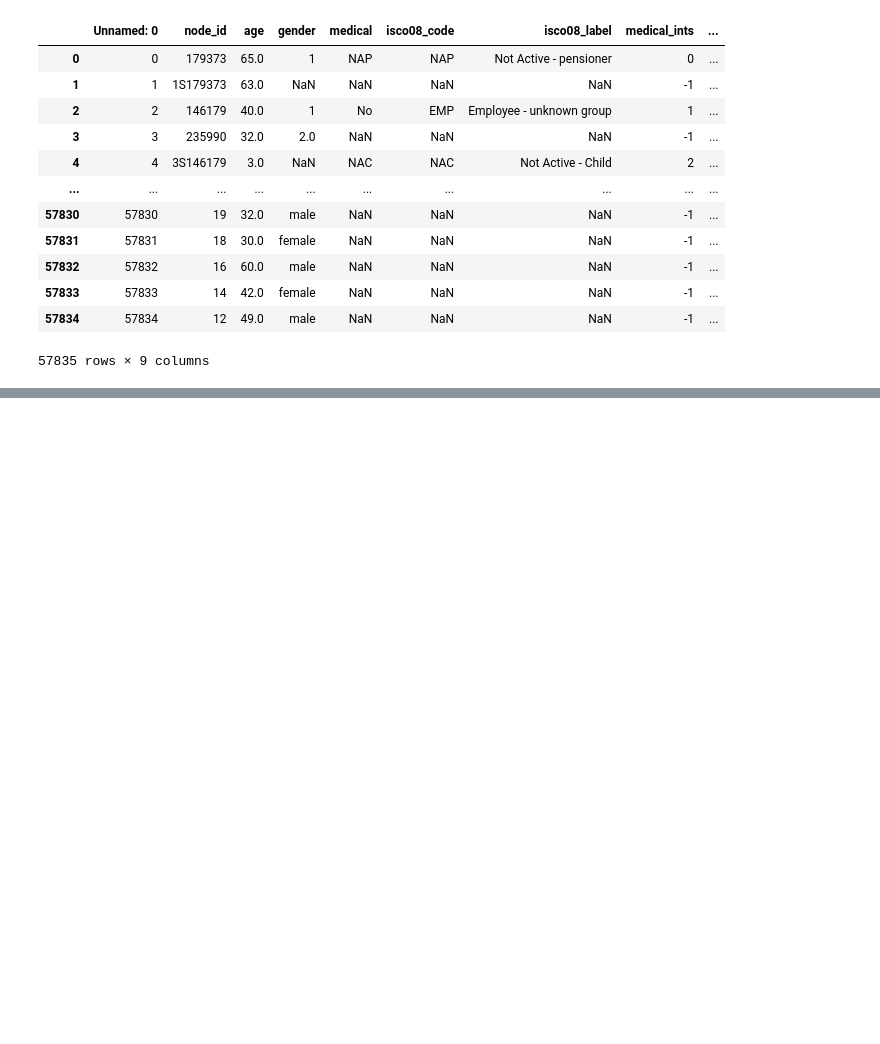
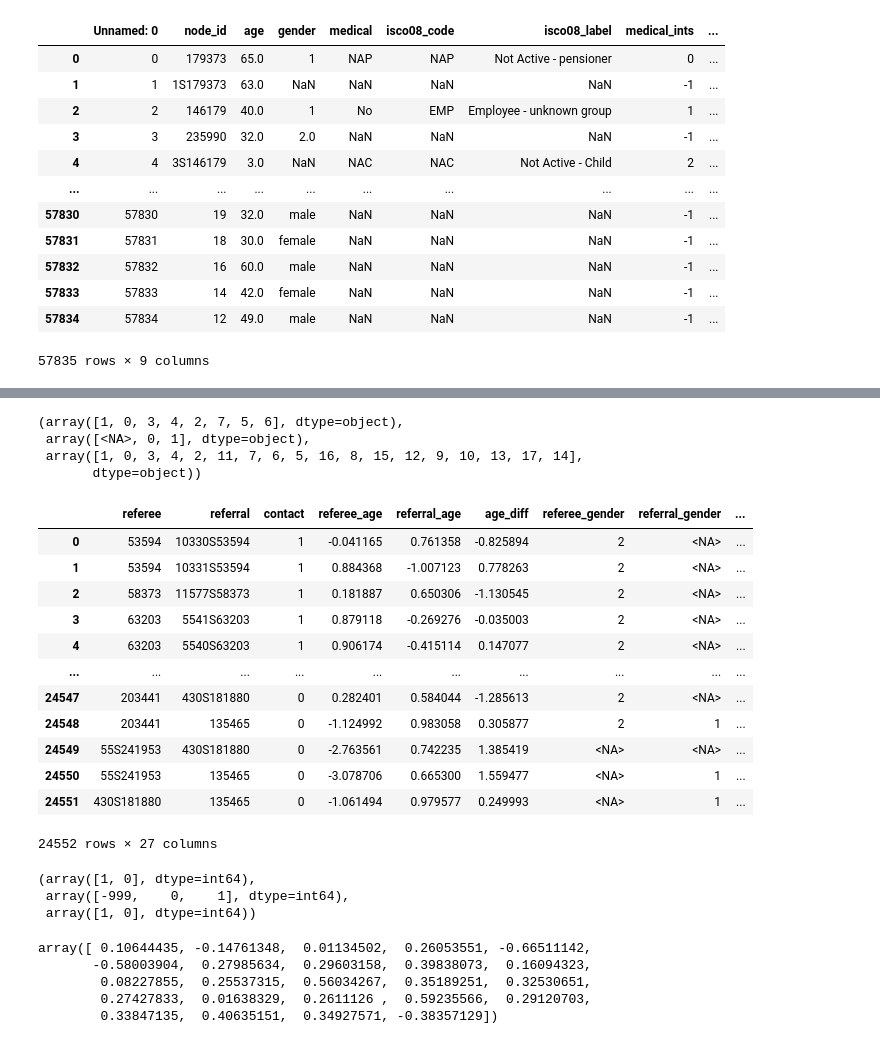
Before and after one commit to swestfechtel/masterarbeit, a Jupyter notebook: network_analysis/basic_regressions.ipynb, the cells around one changed output, grey strips where cells are left out. Saved outputs shown, nothing was run; the diff lists cells and outputs as text; code cells hidden in the pictures; blank space fills up the shorter version.

Commit message:
finished regression models

```diff
--- a/network_analysis/basic_regressions.ipynb
+++ b/network_analysis/basic_regressions.ipynb
@@ -423,6 +706,7 @@ f_regression(shanxi_data[shanxi_data.columns[3:]], shanxi_data['contact'])
 # %%
 bucharest_nodelist = pd.read_csv('../Data/Preprocessed/bucharest_nodelist.csv')
 bucharest_edgelist = pd.read_csv('../Data/Preprocessed/bucharest_edgelist.csv')
+bucharest_network = pd.read_csv('../Data/Tables/basic/bucharest_basic_analysis.csv')
 # %%
 bucharest_nodelist['medical_ints'] = pd.factorize(bucharest_nodelist['medical'])[0]
 bucharest_nodelist['isco08_code_ints'] = pd.factorize(bucharest_nodelist['isco08_code'])[0]
@@ -445,3 +733,8 @@ bucharest_nodelist
 # %%
 bucharest_nodelist['age'] = bucharest_nodelist['age'].fillna(value=int(bucharest_nodelist['age'].mean()))
-bucharest_nodelist['gender'] = bucharest_nodelist['gender'].mask(bucharest_nodelist['gender'].isnull(), np.random.randint(0, 2, size=bucharest_nodelist.shape[0]))
+bucharest_nodelist['gender'] = bucharest_nodelist['gender'].where(bucharest_nodelist['gender'] != 'male', 1)
+bucharest_nodelist['gender'] = bucharest_nodelist['gender'].where(bucharest_nodelist['gender'] != 'female', 2)
+bucharest_nodelist['gender'][~bucharest_nodelist['gender'].isnull()] = bucharest_nodelist['gender'][~bucharest_nodelist['gender'].isnull()].apply(lambda x: float(x))
+bucharest_nodelist['gender'] = bucharest_nodelist['gender'].astype('Int64', errors='ignore')
+bucharest_nodelist['gender'] = bucharest_nodelist['gender'].where(bucharest_nodelist['gender'] != 0, np.nan)
+#bucharest_nodelist['gender'] = bucharest_nodelist['gender'].mask(bucharest_nodelist['gender'].isnull(), np.random.randint(0, 2, size=bucharest_nodelist.shape[0]))
@@ -447,0 +746,4 @@ bucharest_nodelist['gender'] = bucharest_nodelist['gender'].mask(bucharest_nodel
+# %%
+bucharest_data = pd.DataFrame(columns=['referee', 'referral', 'contact', 'referee_age', 'referral_age', 'age_diff', 'referee_gender', 'referral_gender', 'gender_diff', 'referee_medical', 'referral_medical', 'medical_diff',
+                                    'referee_isco08_label', 'referral_isco08_label', 'isco08_label_diff', 'referee_degree_centrality', 'referral_degree_centrality', 'degree_centrality_diff', 'referee_betweenness_centrality', 'referral_betweenness_centrality', 'betweenness_centrality_diff',
+                                    'referee_pagerank_centrality', 'referral_pagerank_centrality', 'pagerank_centrality_diff', 'referee_component_size', 'referral_component_size', 'component_size_diff'])
@@ -447,0 +790,3 @@ bucharest_nodelist['gender'] = bucharest_nodelist['gender'].mask(bucharest_nodel
+# %%
+sample = np.random.choice(bucharest_nodelist['node_id'], size=150, replace=False)
+sample
@@ -447,0 +879,35 @@ bucharest_nodelist['gender'] = bucharest_nodelist['gender'].mask(bucharest_nodel
+# %%
+bucharest_data['medical_diff'].unique(), bucharest_data['gender_diff'].unique(), bucharest_data['isco08_label_diff'].unique()
+# %% [output]
+(array([1, 0, 3, 4, 2, 7, 5, 6], dtype=object),
+ array([<NA>, 0, 1], dtype=object),
+ array([1, 0, 3, 4, 2, 11, 7, 6, 5, 16, 8, 15, 12, 9, 10, 13, 17, 14],
+       dtype=object))
+# %%
+#bucharest_data['gender_diff'] = bucharest_data['gender_diff'].fillna(value=-999)
+bucharest_data['medical_diff'] = bucharest_data['medical_diff'].fillna(value=-999)
+bucharest_data['isco08_label_diff'] = bucharest_data['isco08_label_diff'].fillna(value=-999)
+
+#bucharest_data['gender_diff'] = bucharest_data['gender_diff'].where(bucharest_data['gender_diff'] <= 0, 1)
+bucharest_data['medical_diff'] = bucharest_data['medical_diff'].where(bucharest_data['medical_diff'] <= 0, 1)
+bucharest_data['isco08_label_diff'] = bucharest_data['isco08_label_diff'].where(bucharest_data['isco08_label_diff'] <= 0, 1)
+
+#bucharest_data['gender_diff'] = bucharest_data['gender_diff'].where(bucharest_data['gender_diff'] != -999, np.nan)
+bucharest_data['medical_diff'] = bucharest_data['medical_diff'].where(bucharest_data['medical_diff'] != -999, np.nan)
+bucharest_data['isco08_label_diff'] = bucharest_data['isco08_label_diff'].where(bucharest_data['isco08_label_diff'] != -999, np.nan)
+
+bucharest_data
+# %% [output]
+|  | referee | referral | contact | referee_age | referral_age | age_diff | referee_gender | referral_gender | ... |
+| 0 | 53594 | 10330S53594 | 1 | -0.041165 | 0.761358 | -0.825894 | 2 | <NA> | ... |
+| 1 | 53594 | 10331S53594 | 1 | 0.884368 | -1.007123 | 0.778263 | 2 | <NA> | ... |
+| 2 | 58373 | 11577S58373 | 1 | 0.181887 | 0.650306 | -1.130545 | 2 | <NA> | ... |
+| 3 | 63203 | 5541S63203 | 1 | 0.879118 | -0.269276 | -0.035003 | 2 | <NA> | ... |
+| 4 | 63203 | 5540S63203 | 1 | 0.906174 | -0.415114 | 0.147077 | 2 | <NA> | ... |
+| ... | ... | ... | ... | ... | ... | ... | ... | ... | ... |
+| 24547 | 203441 | 430S181880 | 0 | 0.282401 | 0.584044 | -1.285613 | 2 | <NA> | ... |
+| 24548 | 203441 | 135465 | 0 | -1.124992 | 0.983058 | 0.305877 | 2 | 1 | ... |
+| 24549 | 55S241953 | 430S181880 | 0 | -2.763561 | 0.742235 | 1.385419 | <NA> | <NA> | ... |
+| 24550 | 55S241953 | 135465 | 0 | -3.078706 | 0.665300 | 1.559477 | <NA> | 1 | ... |
+| 24551 | 430S181880 | 135465 | 0 | -1.061494 | 0.979577 | 0.249993 | <NA> | 1 | ... |
+24552 rows × 27 columns
@@ -447,0 +916,14 @@ bucharest_nodelist['gender'] = bucharest_nodelist['gender'].mask(bucharest_nodel
+# %%
+bucharest_data['medical_diff'].unique(), bucharest_data['gender_diff'].unique(), bucharest_data['isco08_label_diff'].unique()
+# %% [output]
+(array([1, 0], dtype=int64),
+ array([-999,    0,    1], dtype=int64),
+ array([1, 0], dtype=int64))
+# %%
+r_regression(bucharest_data[bucharest_data.columns[3:]], bucharest_data['contact'])
+# %% [output]
+array([ 0.10644435, -0.14761348,  0.01134502,  0.26053551, -0.66511142,
+       -0.58003904,  0.27985634,  0.29603158,  0.39838073,  0.16094323,
+        0.08227855,  0.25537315,  0.56034267,  0.35189251,  0.32530651,
+        0.27427833,  0.01638329,  0.2611126 ,  0.59235566,  0.29120703,
+        0.33847135,  0.40635151,  0.34927571, -0.38357129])
```
Also changed, not shown: parts of 62 cells of this notebook, 2 other files.
